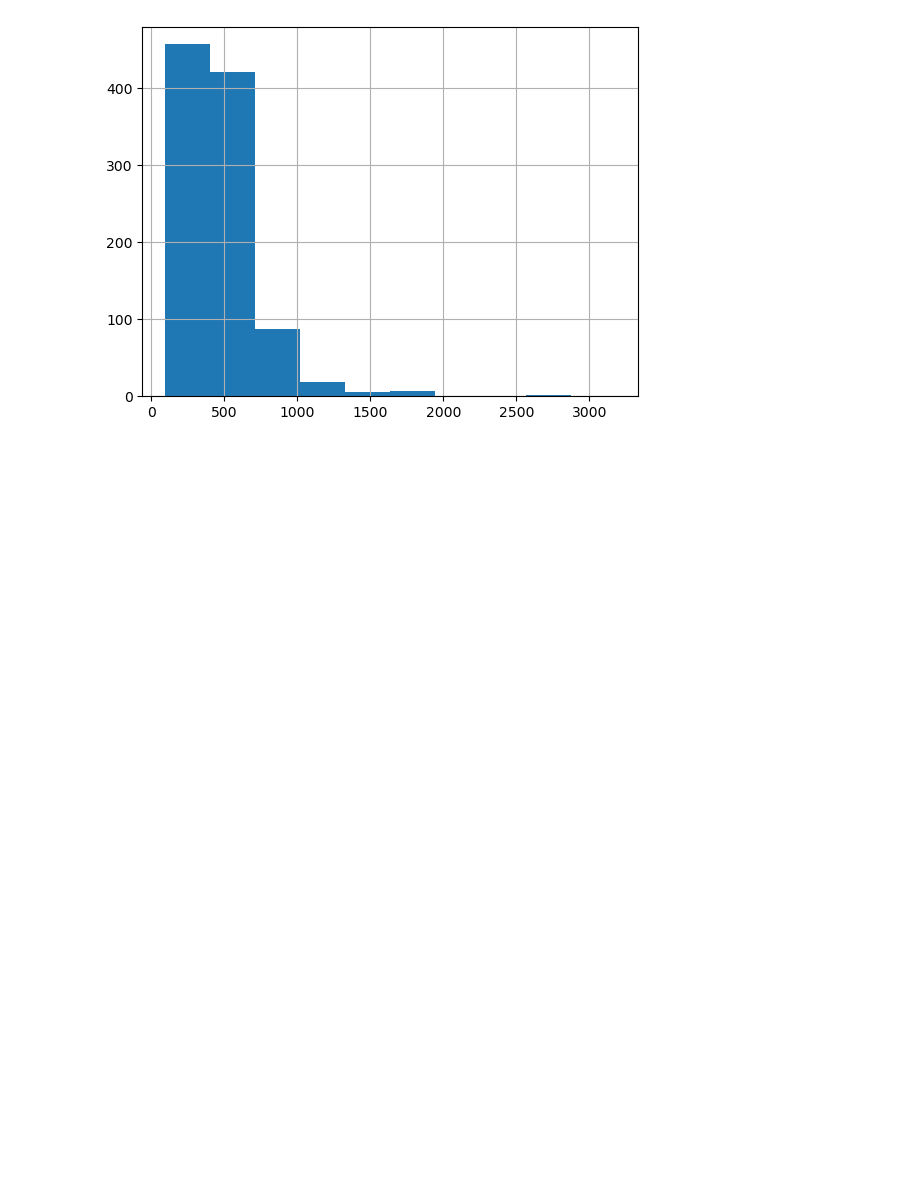
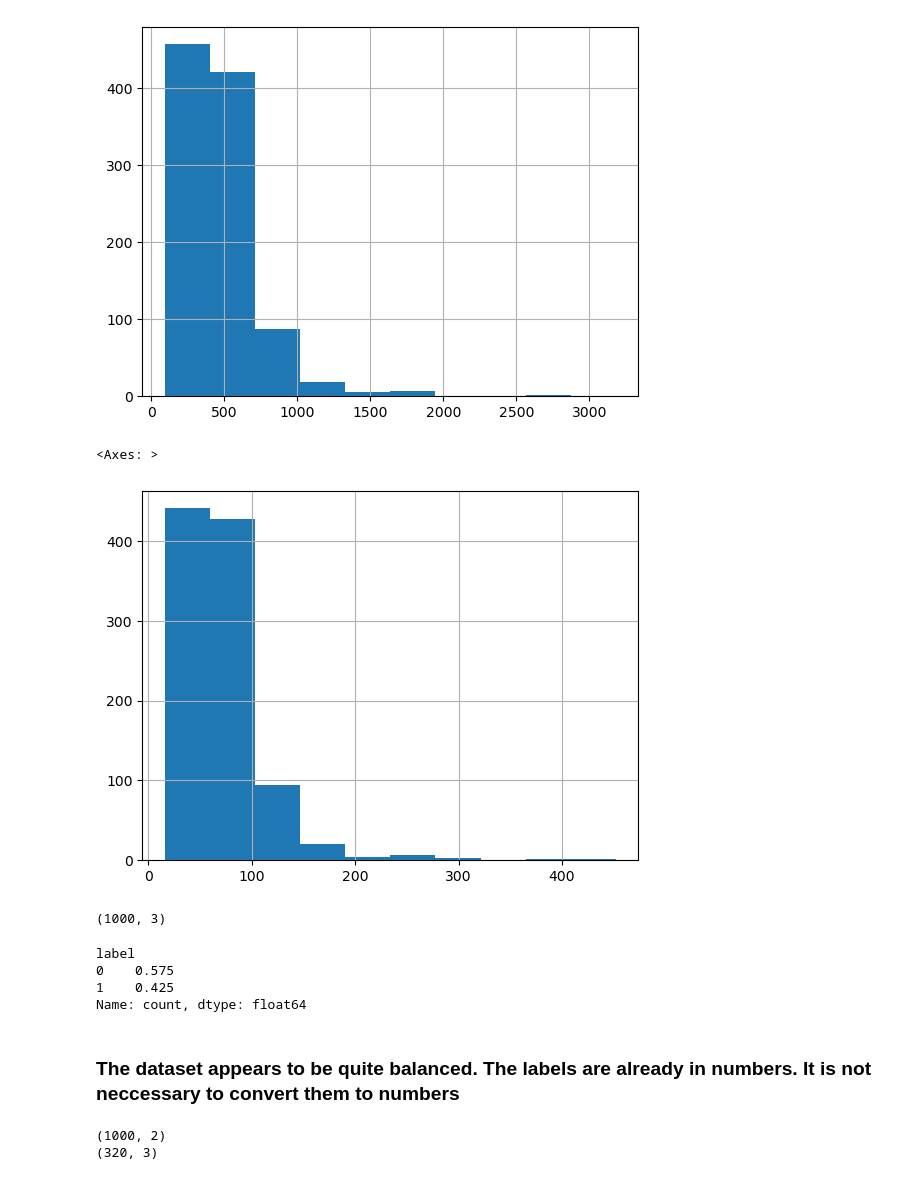
Before and after one commit to zsnowboarder/nlp-project, a Jupyter notebook: Proj01.ipynb, the cells around one changed output. Saved outputs shown, nothing was run; the diff lists cells and outputs as text; code cells hidden in the pictures; blank space fills up the shorter version.

Commit message:
data exploration, pre-processing, feature generation and training and evaluation

```diff
--- a/Proj01.ipynb
+++ b/Proj01.ipynb
@@ -23,6 +36,6 @@ import pandas as pd
 # %%
-df = pd.read_csv("climate_data/climate_test.csv")
-df
+train_df = pd.read_csv("climate_data/climate_train.csv")
+train_df
 # %% [output]
 |  | Unnamed: 0 | text | label |
 | 0 | 0 | − Scope 3: Optional scope that in... | 0 |
@@ -53,3 +102,39 @@ df["text"].str.len().hist()
 # %% [output]
 <Axes: >
 [figure]
+# %%
+# This histogram shows the number of words. It ranges from 20 to 400 words and
+# mostly falls between 50 to 100 words.
+
+train_df["text"].str.split().map(lambda x: len(x)).hist()
+# %% [output]
+<Axes: >
+[figure, added]
+# %%
+# Explore the dataset
+display(train_df.shape)
+train_df['label'].value_counts()/train_df.shape[0]
+# %% [output]
+(1000, 3)
+label
+0    0.575
+1    0.425
+Name: count, dtype: float64
+# %% [markdown]
+### The dataset appears to be quite balanced. The labels are already in numbers. It is not neccessary to convert them to numbers
+# %%
+# use only the text and label columns for the classification
+
+train_df = train_df[['text','label']]
+X_train = train_df.text
+y_train = train_df.label
+
+print(train_df.shape)
+
+test_data = test_df[['text','label']]
+X_test = test_df.text
+y_test = test_df.label
+print(test_df.shape)
+# %% [output]
+(1000, 2)
+(320, 3)
```
Also changed, not shown: parts of 24 cells of this notebook, 1 other file.
